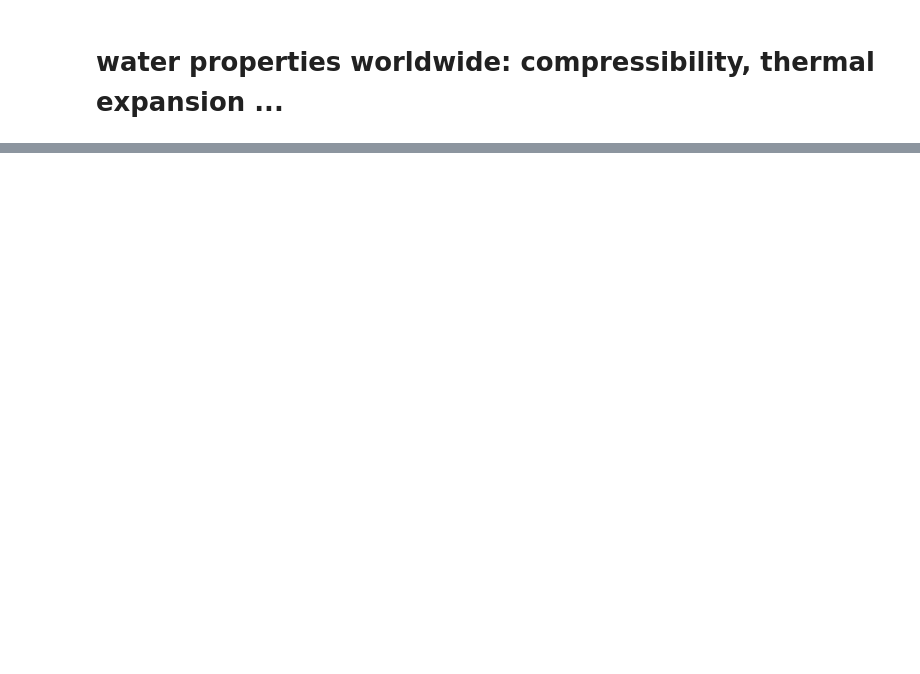
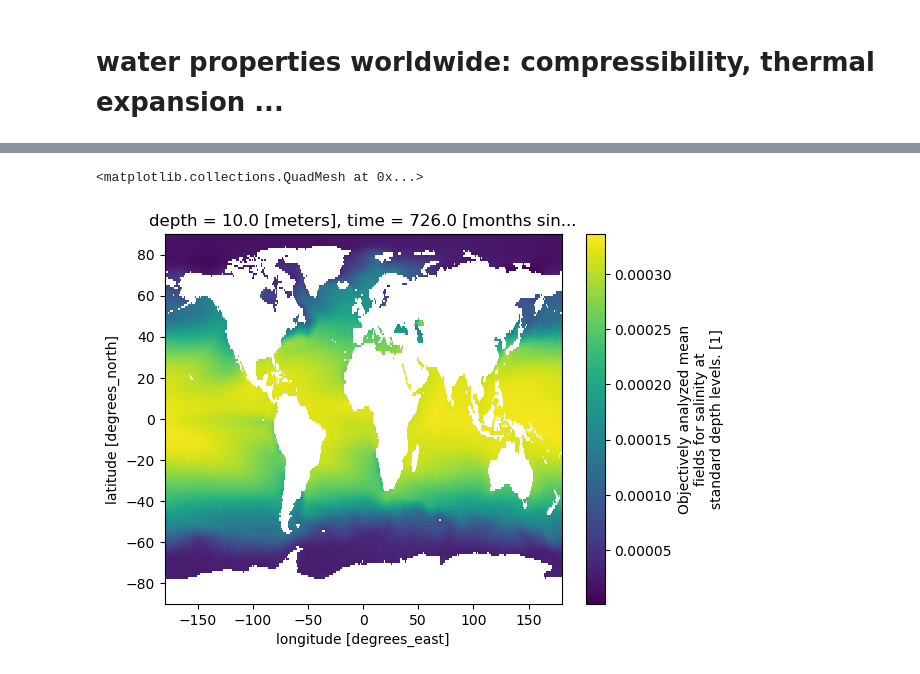
Before and after one commit to apatlpo/cognac, a Jupyter notebook: float_simulations/ocean_water_properties.ipynb, the cells around one changed output, grey strips where cells are left out. Saved outputs shown, nothing was run; the diff lists cells and outputs as text; code cells hidden in the pictures; blank space fills up the shorter version.

```diff
--- a/float_simulations/ocean_water_properties.ipynb
+++ b/float_simulations/ocean_water_properties.ipynb
@@ -52,0 +80,5 @@ kappa.sel(depth=10).plot()
+# %%
+ds.alpha.sel(depth=10).plot()
+# %% [output]
+<matplotlib.collections.QuadMesh at 0x...>
+[figure, added]
```
Also changed, not shown: parts of 9 cells of this notebook.
